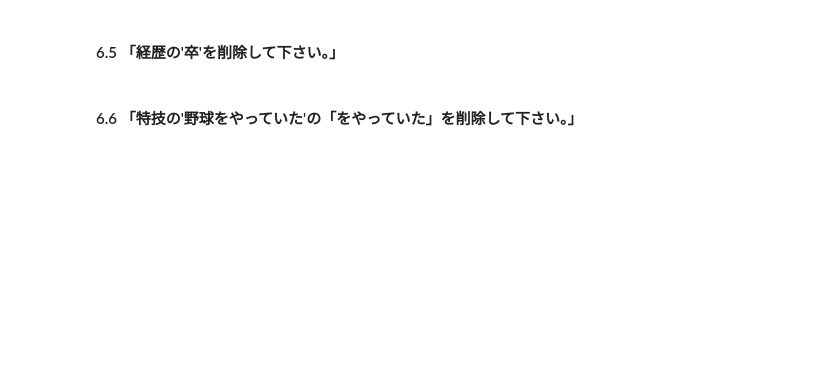
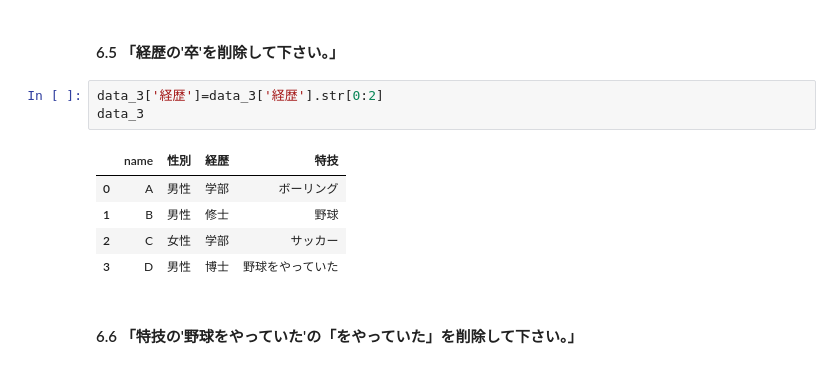
Before and after one commit to ichiyanagi7/python, a Jupyter notebook: pandas_editor.ipynb, the cells around one changed output. Drawn from its saved outputs; the diff is of its cells as text; blank space fills up the shorter version.

```diff
--- a/pandas_editor.ipynb
+++ b/pandas_editor.ipynb
@@ -361,4 +422,13 @@ data.corr()
 # %% [markdown]
 #### 6.5 「経歴の'卒'を削除して下さい。」
+# %%
+data_3['経歴']=data_3['経歴'].str[0:2]
+data_3
+# %% [output]
+|  | name | 性別 | 経歴 | 特技 |
+| 0 | A | 男性 | 学部 | ボーリング |
+| 1 | B | 男性 | 修士 | 野球 |
+| 2 | C | 女性 | 学部 | サッカー |
+| 3 | D | 男性 | 博士 | 野球をやっていた |
 # %% [markdown]
 #### 6.6 「特技の'野球をやっていた'の「をやっていた」を削除して下さい。」
```
Also changed, not shown: parts of 11 cells of this notebook.
